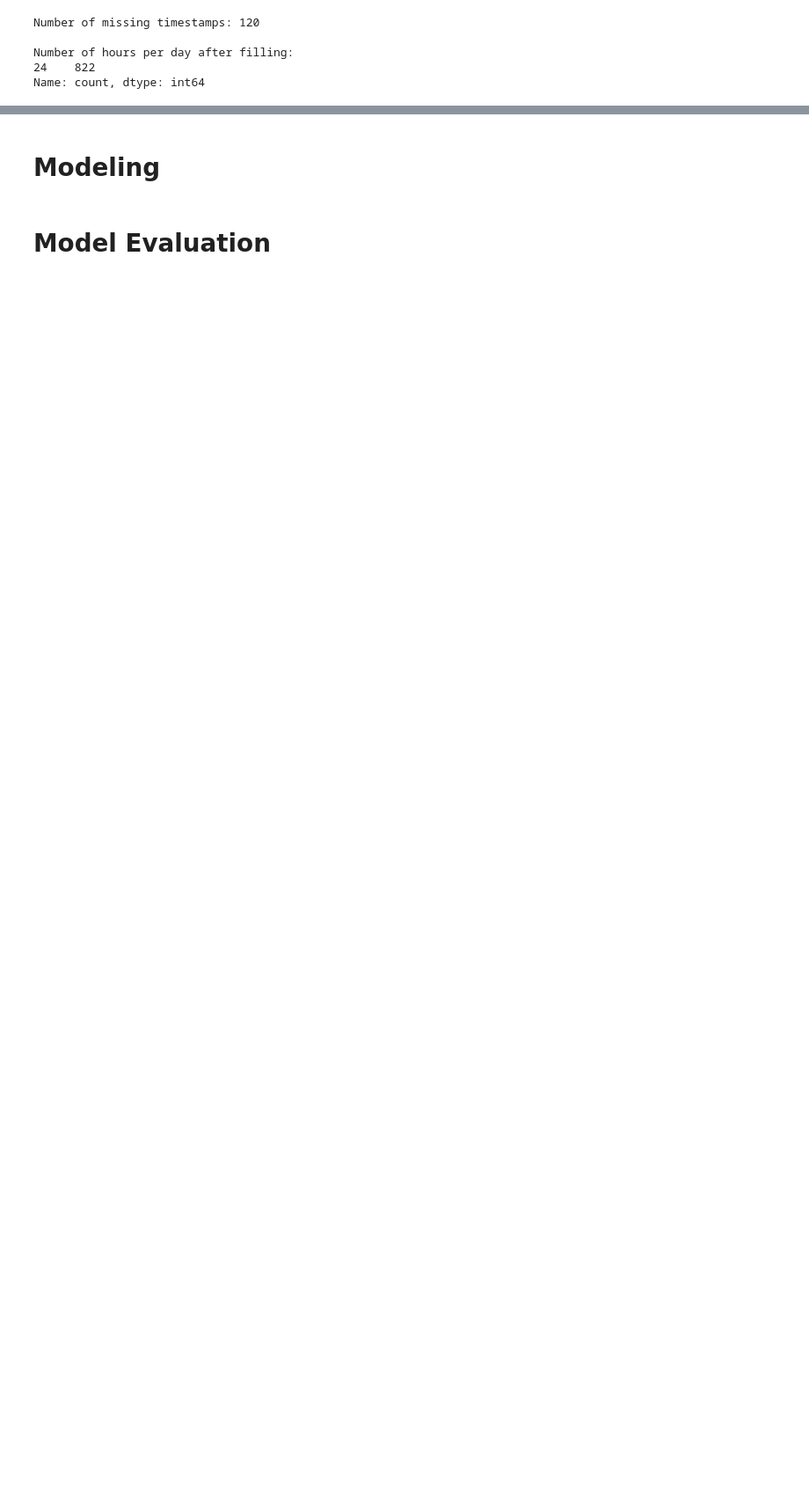
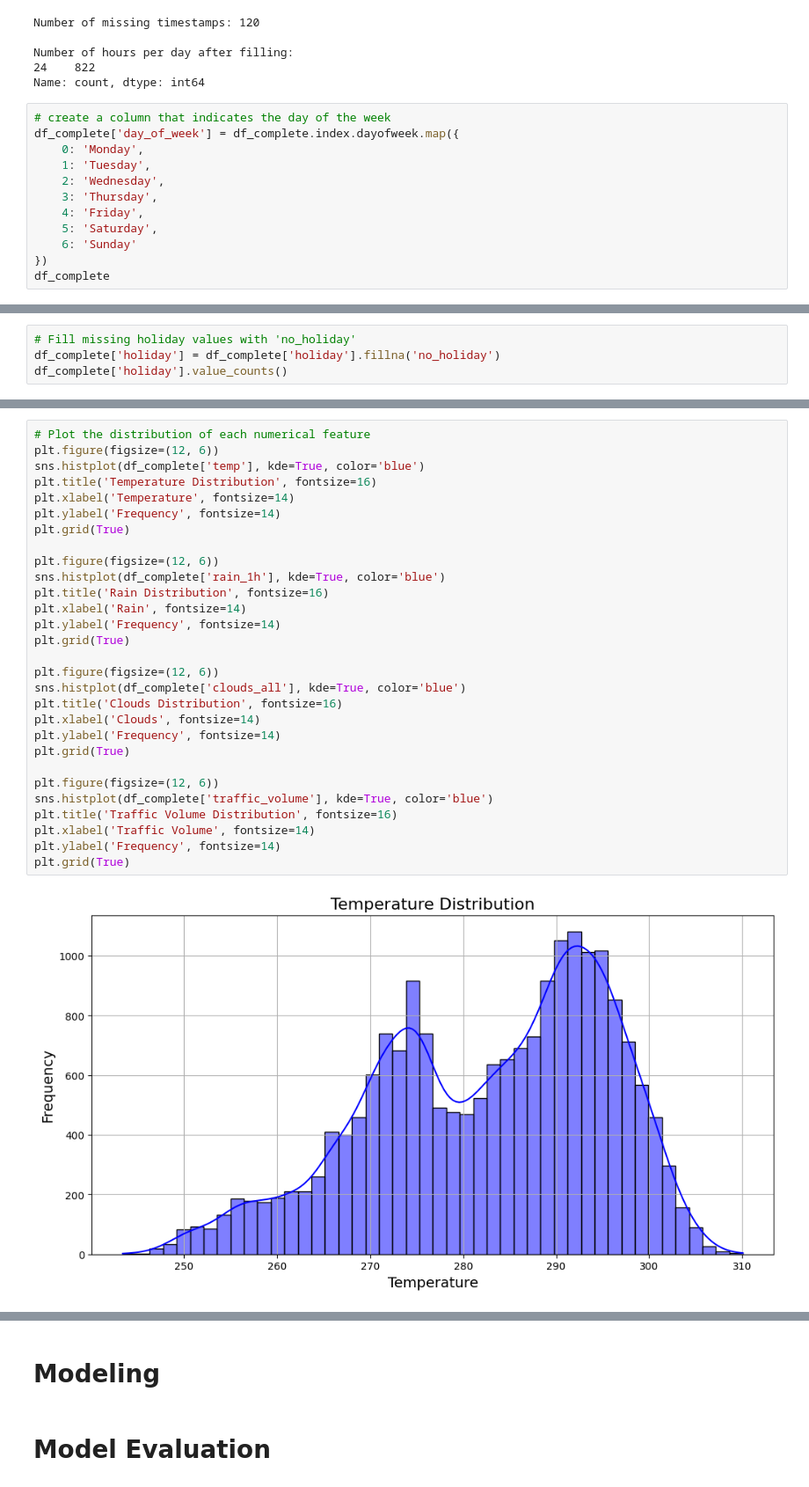
Before and after one commit to nandohos/mindd, a Jupyter notebook: TP2/TP2.ipynb, the cells around one changed output, grey strips where cells are left out. Shown: that part at 88% size. Cells and saved outputs as stored; diff of their text form; blank space fills up the shorter version.

Commit message:
add some bivariate analysis graphics, add new column and fill missing holiday values

```diff
--- a/TP2/TP2.ipynb
+++ b/TP2/TP2.ipynb
@@ -312,3 +312,15 @@ Number of missing timestamps: 120
 Number of hours per day after filling:
 24    822
 Name: count, dtype: int64
+# %%
+# create a column that indicates the day of the week
+df_complete['day_of_week'] = df_complete.index.dayofweek.map({
+    0: 'Monday',
+    1: 'Tuesday',
+    2: 'Wednesday',
+    3: 'Thursday',
+    4: 'Friday',
+    5: 'Saturday',
+    6: 'Sunday'
+})
+df_complete
@@ -314,0 +341,4 @@ Name: count, dtype: int64
+# %%
+# Fill missing holiday values with 'no_holiday'
+df_complete['holiday'] = df_complete['holiday'].fillna('no_holiday')
+df_complete['holiday'].value_counts()
@@ -314,0 +360,31 @@ Name: count, dtype: int64
+# %%
+# Plot the distribution of each numerical feature
+plt.figure(figsize=(12, 6))
+sns.histplot(df_complete['temp'], kde=True, color='blue')
+plt.title('Temperature Distribution', fontsize=16)
+plt.xlabel('Temperature', fontsize=14)
+plt.ylabel('Frequency', fontsize=14)
+plt.grid(True)
+
+plt.figure(figsize=(12, 6))
+sns.histplot(df_complete['rain_1h'], kde=True, color='blue')
+plt.title('Rain Distribution', fontsize=16)
+plt.xlabel('Rain', fontsize=14)
+plt.ylabel('Frequency', fontsize=14)
+plt.grid(True)
+
+plt.figure(figsize=(12, 6))
+sns.histplot(df_complete['clouds_all'], kde=True, color='blue')
+plt.title('Clouds Distribution', fontsize=16)
+plt.xlabel('Clouds', fontsize=14)
+plt.ylabel('Frequency', fontsize=14)
+plt.grid(True)
+
+plt.figure(figsize=(12, 6))
+sns.histplot(df_complete['traffic_volume'], kde=True, color='blue')
+plt.title('Traffic Volume Distribution', fontsize=16)
+plt.xlabel('Traffic Volume', fontsize=14)
+plt.ylabel('Frequency', fontsize=14)
+plt.grid(True)
+# %% [output]
+[figure, added]
```
Also changed, not shown: parts of 5 cells of this notebook.
